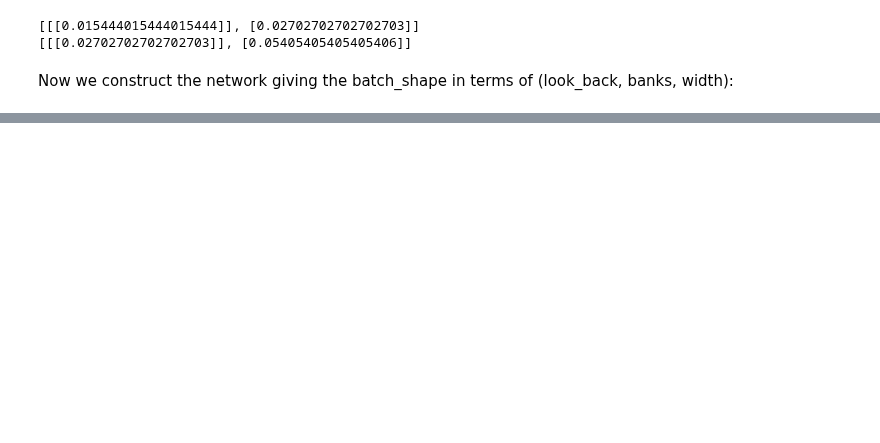
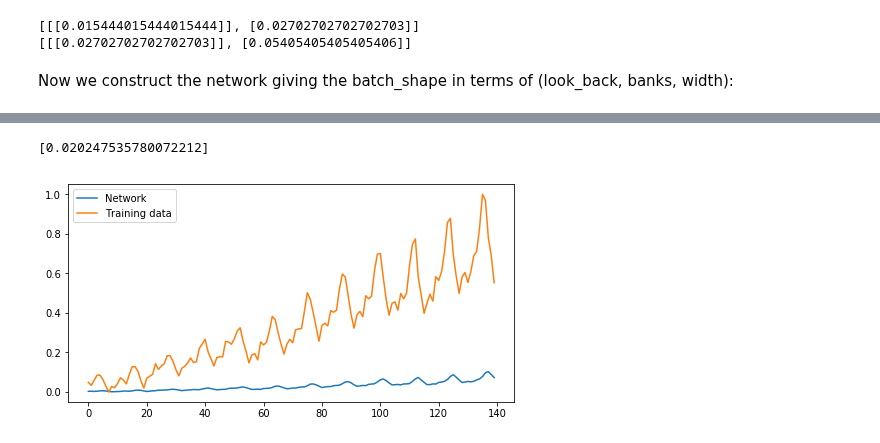
Before and after one commit to ArtificialIntelligenceToolkit/conx, a Jupyter notebook: notebooks/LSTM.ipynb, the cells around one changed output, grey strips where cells are left out. Saved outputs shown, nothing was run; the diff lists cells and outputs as text; code cells hidden in the pictures; blank space fills up the shorter version.

Commit message:
Fixed some mistakes in LSTM notebook

```diff
--- a/notebooks/LSTM.ipynb
+++ b/notebooks/LSTM.ipynb
@@ -115,0 +151,10 @@ plot([["Network", outputs], ["Training data", net.dataset.targets]])
+# %%
+net2 = Network("LSTM with Window")
+net2.add(Layer("input", features, batch_shape=(batch_size, time_steps, features)))
+net2.add(LSTMLayer("lstm", 4))
+net2.add(Layer("output", 1))
+net2.connect()
+net2.compile(error="mse", optimizer="adam")
+# %%
+net2.dataset.load(dataset)
+net2.dataset.split(.33)
@@ -116 +166,10 @@ plot([["Network", outputs], ["Training data", net.dataset.targets]])
+# %%
+net2.propagate([[0.1], [0.2], [0.3]])
+# %% [output]
+[0.020247535780072212]
+# %%
+outputs = [net2.propagate(i, visualize=False) for i in net2.dataset.inputs]
+plot([["Network", outputs], ["Training data", net2.dataset.targets]])
+# %% [output]
+[figure, added]
 # %%
```
Also changed, not shown: parts of 43 cells of this notebook.
